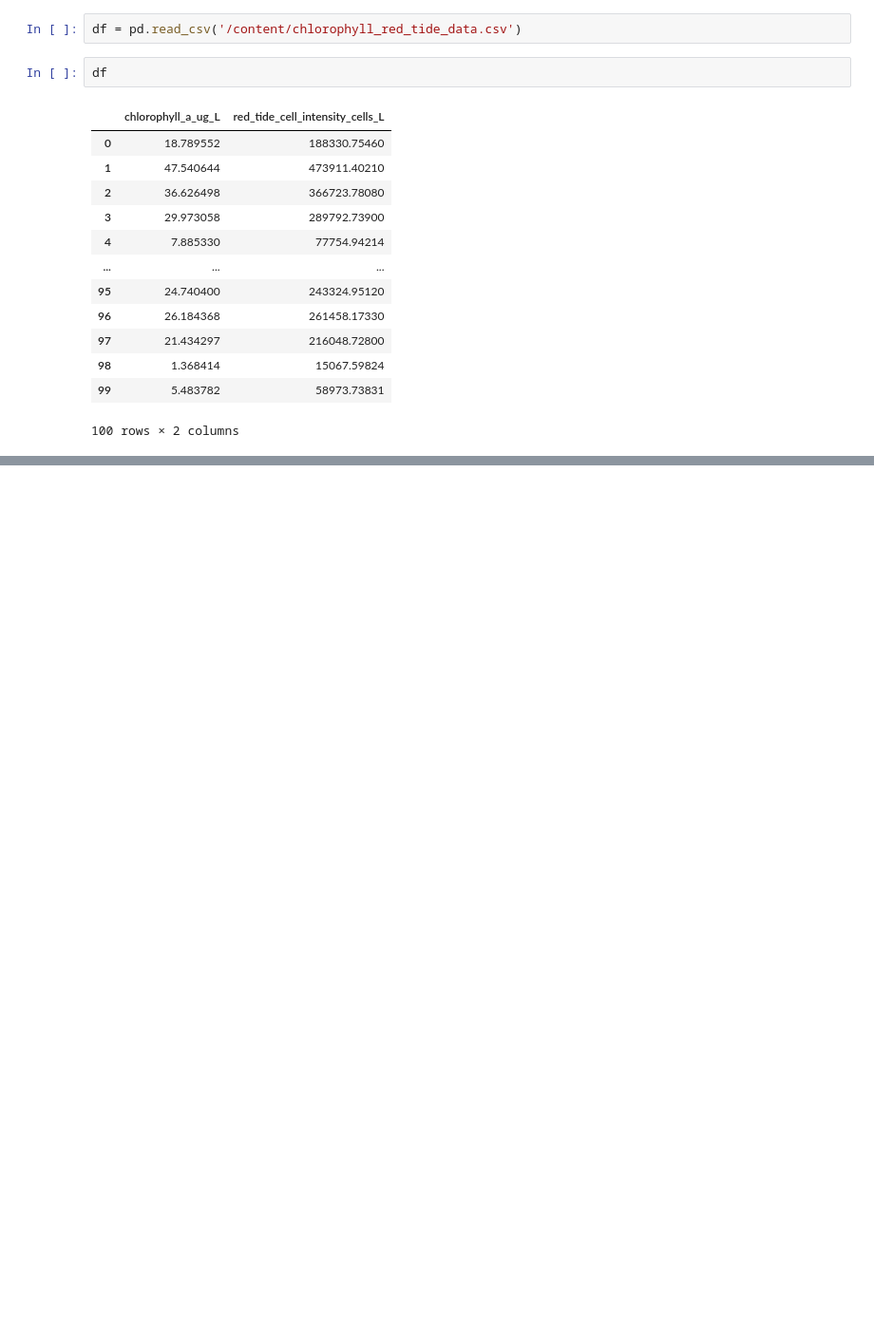
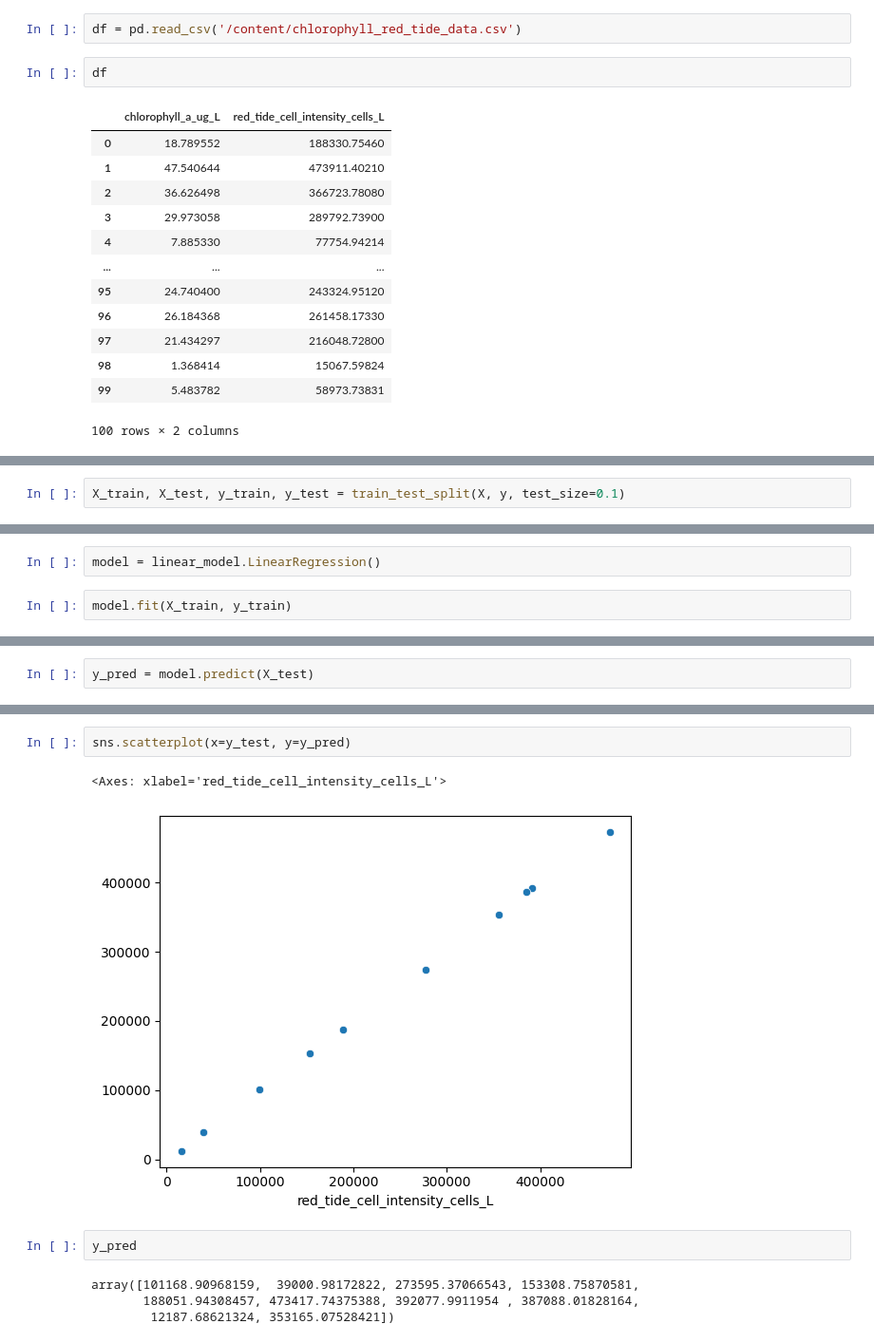
Before and after one commit to theinquisitorjif/redtideml, a Jupyter notebook: redtidelinml.ipynb, the cells around one changed output, grey strips where cells are left out. Shown at 95% size. Cells and saved outputs as stored; diff of their text form; blank space fills up the shorter version.

```diff
--- a/redtidelinml.ipynb
+++ b/redtidelinml.ipynb
@@ -31,0 +72,2 @@ plt.scatter(df.chlorophyll_a_ug_L, df.red_tide_cell_intensity_cells_L, alpha=.5)
+# %%
+X_train, X_test, y_train, y_test = train_test_split(X, y, test_size=0.1)
@@ -31,0 +78,4 @@ plt.scatter(df.chlorophyll_a_ug_L, df.red_tide_cell_intensity_cells_L, alpha=.5)
+# %%
+model = linear_model.LinearRegression()
+# %%
+model.fit(X_train, y_train)
@@ -31,0 +98,2 @@ plt.scatter(df.chlorophyll_a_ug_L, df.red_tide_cell_intensity_cells_L, alpha=.5)
+# %%
+y_pred = model.predict(X_test)
@@ -31,0 +129,11 @@ plt.scatter(df.chlorophyll_a_ug_L, df.red_tide_cell_intensity_cells_L, alpha=.5)
+# %%
+sns.scatterplot(x=y_test, y=y_pred)
+# %% [output]
+<Axes: xlabel='red_tide_cell_intensity_cells_L'>
+[figure, added]
+# %%
+y_pred
+# %% [output]
+array([101168.90968159,  39000.98172822, 273595.37066543, 153308.75870581,
+       188051.94308457, 473417.74375388, 392077.9911954 , 387088.01828164,
+        12187.68621324, 353165.07528421])
```
Also changed, not shown: parts of 14 cells of this notebook.
